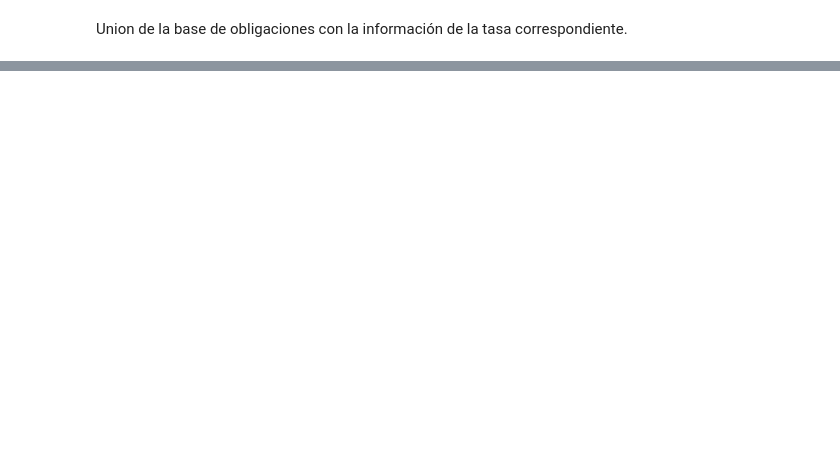
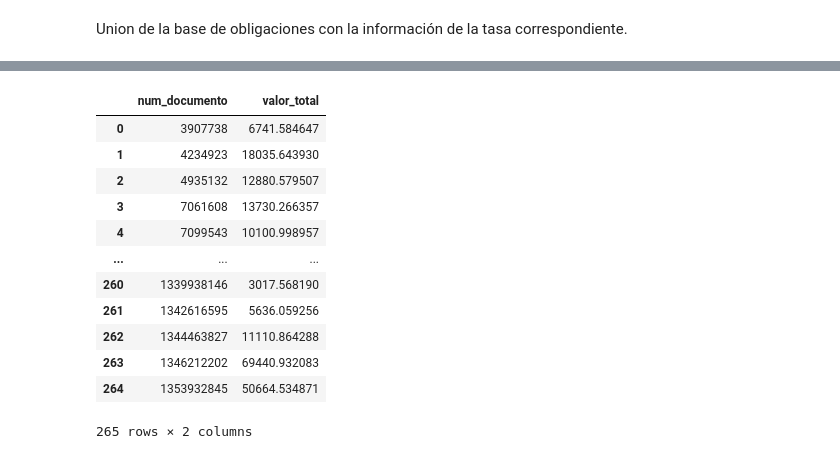
Before and after one commit to dapv9/obligaciones, a Jupyter notebook: etl-obligaciones.ipynb, the cells around one changed output, grey strips where cells are left out. Drawn from its saved outputs; the diff is of its cells as text; code cells hidden in the pictures; blank space fills up the shorter version.

```diff
--- a/etl-obligaciones.ipynb
+++ b/etl-obligaciones.ipynb
@@ -57,6 +57,7 @@ df_tas.head()
 Union de la base de obligaciones con la información de la tasa correspondiente.
 # %%
 df_obl_tas = pd.merge(df_obl,df_tas,left_on=['cod_segm_tasa','cod_subsegm_tasa','cal_interna_tasa'],right_on=['cod_segmento','cod_subsegmento','calificacion_riesgos'], how ='left')
+df_obl_tas = df_obl_tas.drop(columns=['cod_segmento','cod_subsegmento','calificacion_riesgos'])
 df_obl_tas.head()
 # %% [output]
 |  | radicado | num_documento | cod_segm_tasa | cod_subsegm_tasa | cal_interna_tasa | id_producto | ... |
@@ -69,8 +70,8 @@ df_obl_tas.head()
 # %%
 #realizamos la asignación de la tasa segun el tipo de producto.
-df_obl_tas['tasa_producto']= df_obl_tas.apply(lambda row : row[f'tasa_{row["nombre_producto"]}'],axis=1)
-df_tasas_x_pro = df_obl_tas.groupby('nombre_producto')[]
-tasa_por_producto
+df_obl_tas['tasa']= df_obl_tas.apply(lambda row : row[f'tasa_{row["nombre_producto"]}'],axis=1)
+df_obl_tas= df_obl_tas.drop(columns=['tasa_cartera','tasa_leasing','tasa_operacion_especifica','tasa_hipotecario','tasa_sufi','tasa_factoring','tasa_tarjeta'])
+df_obl_tas
 # %% [output]
 |  | radicado | num_documento | cod_segm_tasa | cod_subsegm_tasa | cal_interna_tasa | id_producto | ... |
 | 0 | 14427616502 | 1081648945 | 5 | 2 | C4 | OEL - operacion_especifica | ... |
@@ -87,0 +89,42 @@ tasa_por_producto
+# %%
+#se definen variables para calcular la tasa efectiva
+periodicidad = df_obl_tas['cod_periodicidad']
+n = 12 / df_obl_tas['cod_periodicidad']
+tasa = df_obl_tas['tasa']
+
+#Se calcula la tasa efectiva segun formula definida
+df_obl_tas['tasa_efectiva'] = ((((1 + tasa)**(1/n))-1)*n)/n
+
+#Se determina el Valor Final
+df_obl_tas['valor_final'] =  df_obl_tas['tasa_efectiva']  * df_obl_tas['valor_inicial']
+# %%
+#calculamos el valor de los productos de los clientes y dejamos solo los que tienen 2 o mas
+
+#Valor final por cliente
+#sum_por_cliente = df_obl_tas.groupby('num_documento')['valor_final'].sum()
+cantidad_por_cliente = df_obl_tas.groupby(['num_documento','radicado']).size().reset_index(name = 'cantidad')
+
+#calculamos los clientes que tienen 2 o mas
+clientes_dos_mas = cantidad_por_cliente[cantidad_por_cliente['cantidad']>=2][['num_documento','radicado']]
+clientes_dos_mas = clientes_dos_mas[['num_documento']]
+
+#dejamos de la tabla de obligaciones de clientes solo los que tienen 2 o mas
+df_filtrada = pd.merge(df_obl_tas,clientes_dos_mas,on=['num_documento'], how ='inner')
+
+
+df_total_cliente = df_filtrada.groupby('num_documento')['valor_final'].sum().reset_index(name='valor_total')
+df_total_cliente
+# %% [output]
+|  | num_documento | valor_total |
+| 0 | 3907738 | 6741.584647 |
+| 1 | 4234923 | 18035.643930 |
+| 2 | 4935132 | 12880.579507 |
+| 3 | 7061608 | 13730.266357 |
+| 4 | 7099543 | 10100.998957 |
+| ... | ... | ... |
+| 260 | 1339938146 | 3017.568190 |
+| 261 | 1342616595 | 5636.059256 |
+| 262 | 1344463827 | 11110.864288 |
+| 263 | 1346212202 | 69440.932083 |
+| 264 | 1353932845 | 50664.534871 |
+265 rows × 2 columns
```
Also changed, not shown: parts of 3 cells of this notebook, 1 other file.
